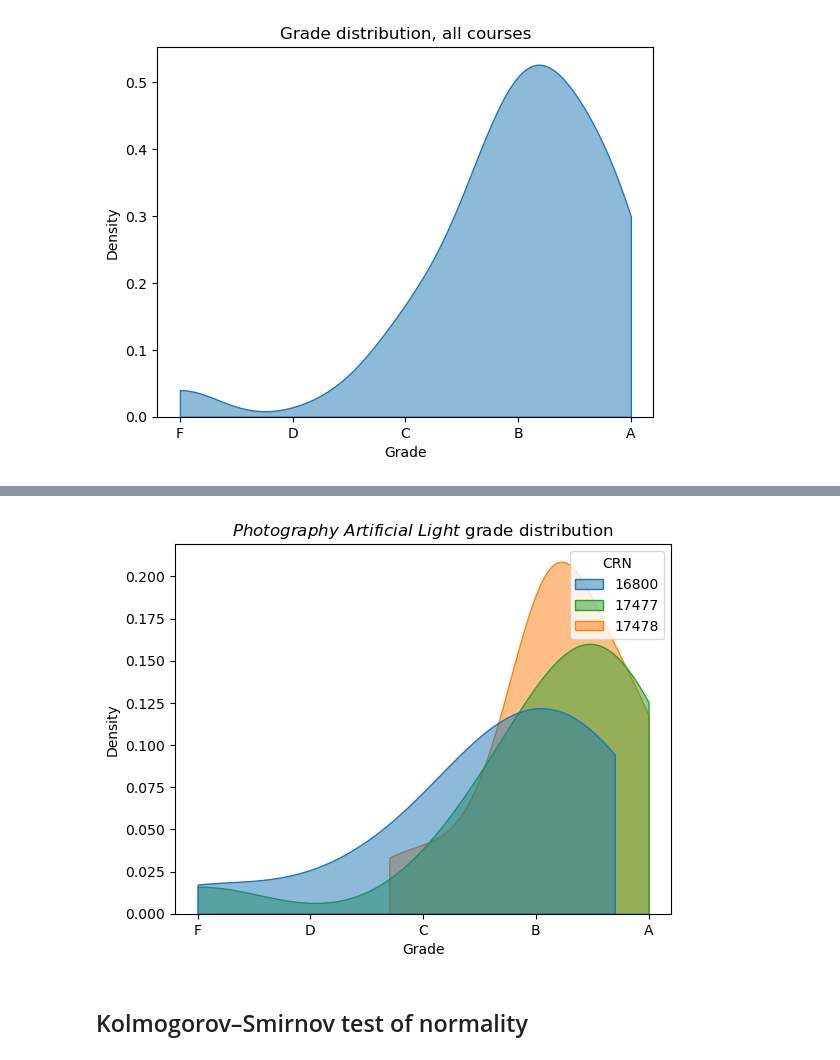
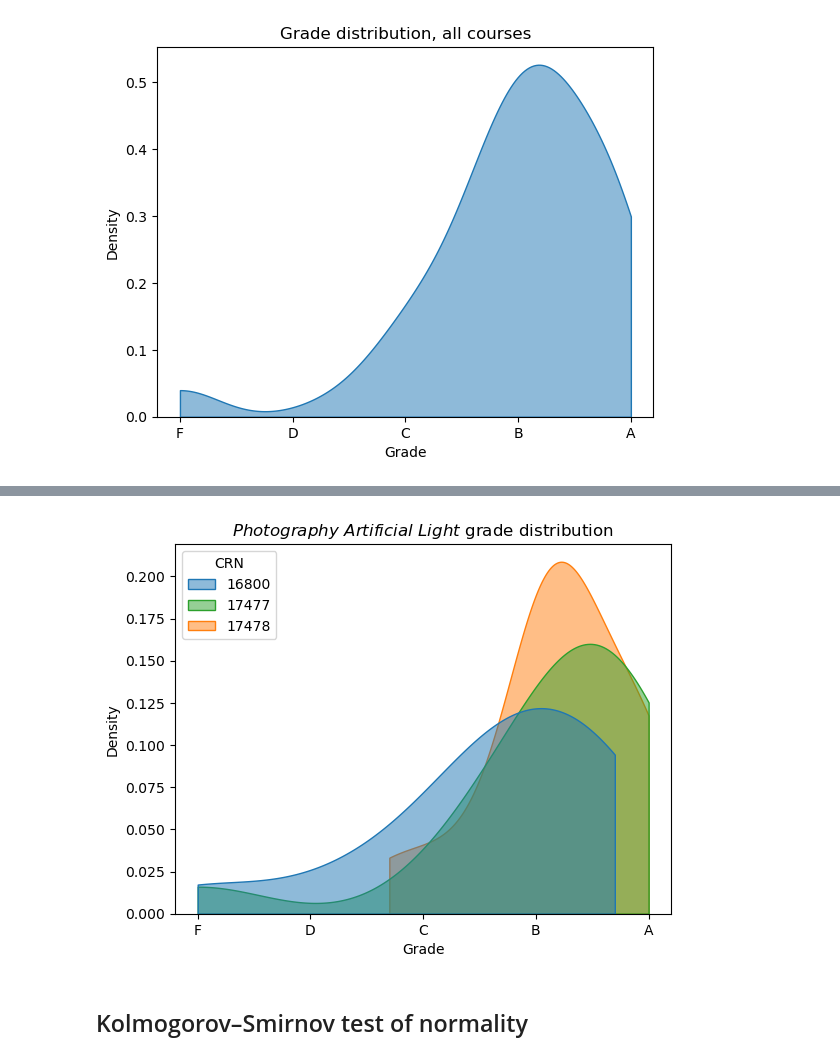
Before and after one commit to gperdrizet/grade_distribution, a Jupyter notebook: grade_distribution_plots.ipynb, the cells around one changed output, grey strips where cells are left out. Drawn from its saved outputs; the diff is of its cells as text; code cells hidden in the pictures.

```diff
--- a/grade_distribution_plots.ipynb
+++ b/grade_distribution_plots.ipynb
@@ -121,26 +123,25 @@ xticks = ax.set_xticks(range(5), labels=['F','D','C','B','A'])
 # %%
-def ital(s):
-    return "\033[3m" + s + "\033[0m"
-
 ax = sns.kdeplot(
     data=data[data['Course title'] == 'Photography: Artificial Light'],
     x="Grade Points",
     hue='CRN',
     palette=palette[:3],
     fill=True,
     alpha=.5,
     cut=0
 )
 
-plot = ax.set(
+ax.set(
     xlabel='Grade',
     ylabel='Density',
     title='$\it{Photography\ Artificial\ Light}$ grade distribution'
 )
 
+sns.move_legend(ax, "upper left")
+
 xticks = ax.set_xticks(range(5), labels=['F','D','C','B','A'])
 # %% [output]
-[figure, old version]
+[figure, new version]
 # %% [markdown]
 ## Kolmogorov–Smirnov test of normality
 # %%
```
Also changed, not shown: parts of 3 cells of this notebook.
